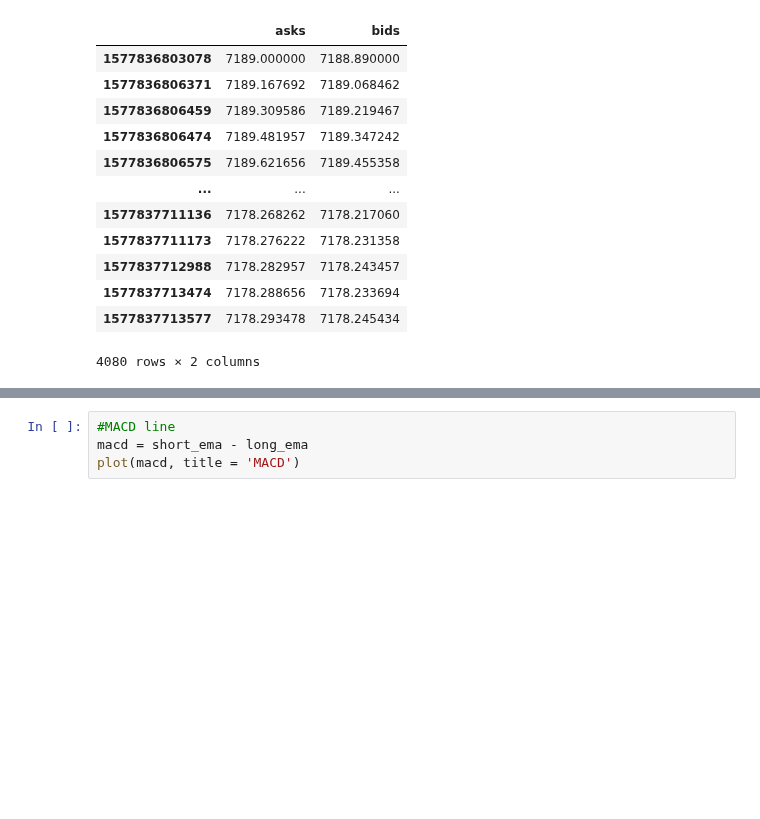
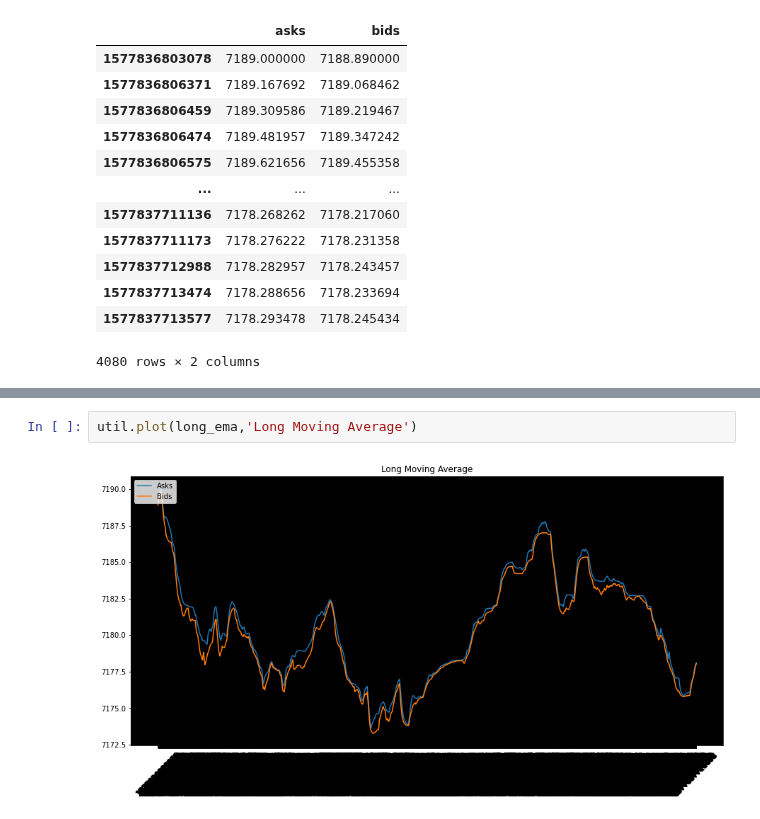
Before and after one commit to giladbarnea/scratches, a Jupyter notebook: efficient-frontier/home-task/algo-home-task/efficient_frontier_scratch.ipynb, the cells around one changed output, grey strips where cells are left out. Drawn from its saved outputs; the diff is of its cells as text; blank space fills up the shorter version.

```diff
--- a/efficient-frontier/home-task/algo-home-task/efficient_frontier_scratch.ipynb
+++ b/efficient-frontier/home-task/algo-home-task/efficient_frontier_scratch.ipynb
@@ -161,4 +159,4 @@ plot(long_ema,'Long Moving Average')
-# %%
-#MACD line
-macd = short_ema - long_ema
-plot(macd, title = 'MACD')
+# %%
+util.plot(long_ema,'Long Moving Average')
+# %% [output]
+[figure, added]
```
Also changed, not shown: parts of 22 cells of this notebook, 3 other files.
